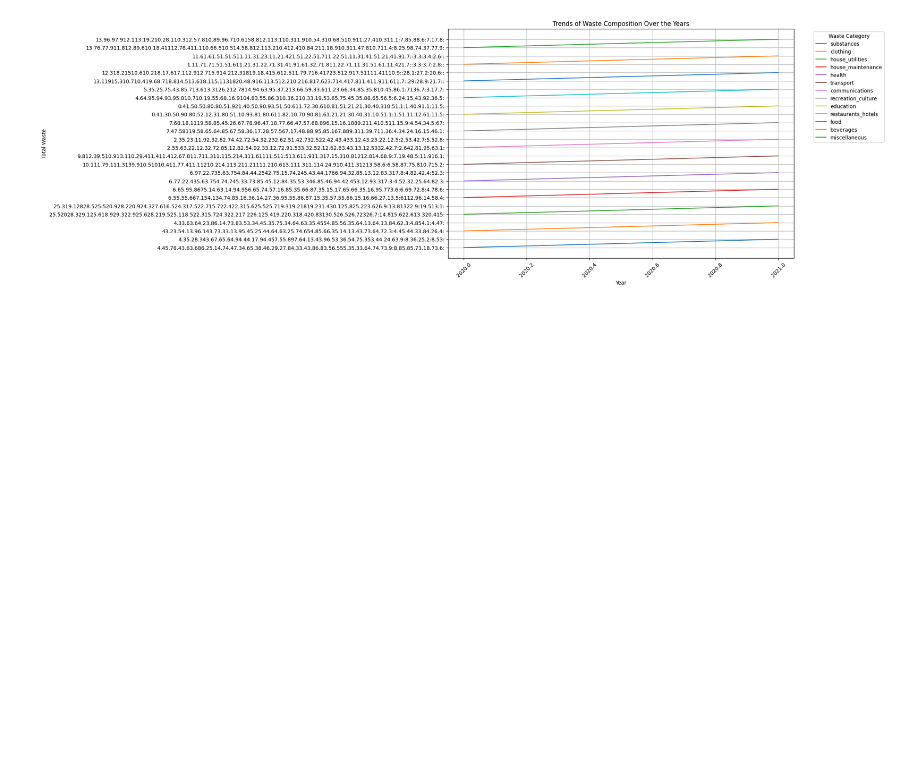
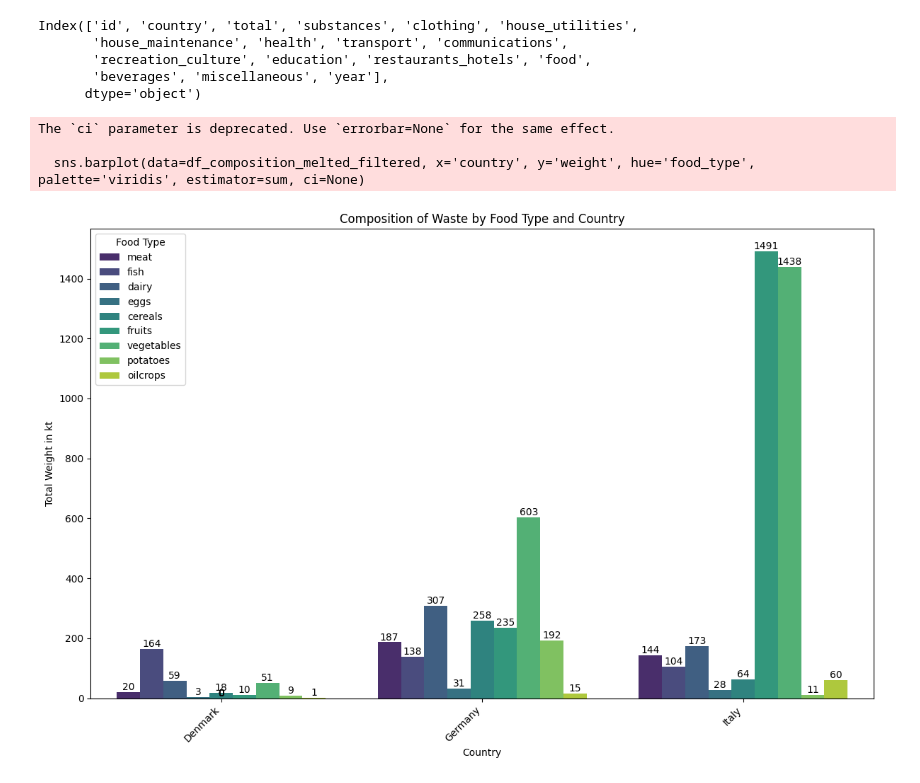
Before and after one commit to krantagat/food_waste_project, a Jupyter notebook: py_notebook/EDA.ipynb, the cells around one changed output. Drawn from its saved outputs; the diff is of its cells as text; code cells hidden in the pictures; blank space fills up the shorter version.

```diff
--- a/py_notebook/EDA.ipynb
+++ b/py_notebook/EDA.ipynb
@@ -218,22 +206,31 @@ plt.show()
-# %%
-# Selecting only the required columns
-df_waste_per_selected = df_waste_per[['year', 'substances', 'clothing', 'house_utilities', 'house_maintenance', 'health', 'transport', 'communications', 'recreation_culture', 'education', 'restaurants_hotels', 'food', 'beverages', 'miscellaneous']]
-
-# Grouping by year
-grouped_df = df_waste_per_selected.groupby('year').sum().reset_index()
-
-# Plotting the line graph
-plt.figure(figsize=(12, 8))
-for column in df_waste_per_selected.columns[1:]:
-    plt.plot(grouped_df['year'], grouped_df[column], label=column)
-
-plt.title('Trends of Waste Composition Over the Years')
-plt.xlabel('Year')
-plt.ylabel('Total Waste')
-plt.legend(title='Waste Category', bbox_to_anchor=(1.05, 1), loc='upper left')
-plt.xticks(rotation=45)
-plt.grid(True)
-plt.tight_layout()
-plt.show()
-# %% [output]
-[figure, removed]
+# %%
+df_waste_cap.columns
+# %% [output]
+Index(['id', 'country', 'total', 'substances', 'clothing', 'house_utilities',
+       'house_maintenance', 'health', 'transport', 'communications',
+       'recreation_culture', 'education', 'restaurants_hotels', 'food',
+       'beverages', 'miscellaneous', 'year'],
+      dtype='object')
+# %%
+# Create stacked bar plot
+plt.figure(figsize=(12, 8))
+sns.barplot(data=df_composition_melted_filtered, x='country', y='weight', hue='food_type', palette='viridis', estimator=sum, ci=None)
+
+# Add labels on top of each bar
+for p in plt.gca().patches:
+    plt.gca().annotate("{:.0f}".format(p.get_height()), (p.get_x() + p.get_width() / 2., p.get_height()),
+                ha='center', va='center', fontsize=10, color='black', xytext=(0, 5),
+                textcoords='offset points')
+
+plt.title('Composition of Waste by Food Type and Country')
+plt.xlabel('Country')
+plt.ylabel('Total Weight in kt')
+plt.xticks(rotation=45, ha='right')
+plt.legend(title='Food Type', loc='upper left')
+plt.tight_layout()
+plt.show()
+# %% [output]
+The `ci` parameter is deprecated. Use `errorbar=None` for the same effect.
+
+  sns.barplot(data=df_composition_melted_filtered, x='country', y='weight', hue='food_type', palette='viridis', estimator=sum, ci=None)
+[figure, added]
```
Also changed, not shown: parts of 6 cells of this notebook, 10 other files.
